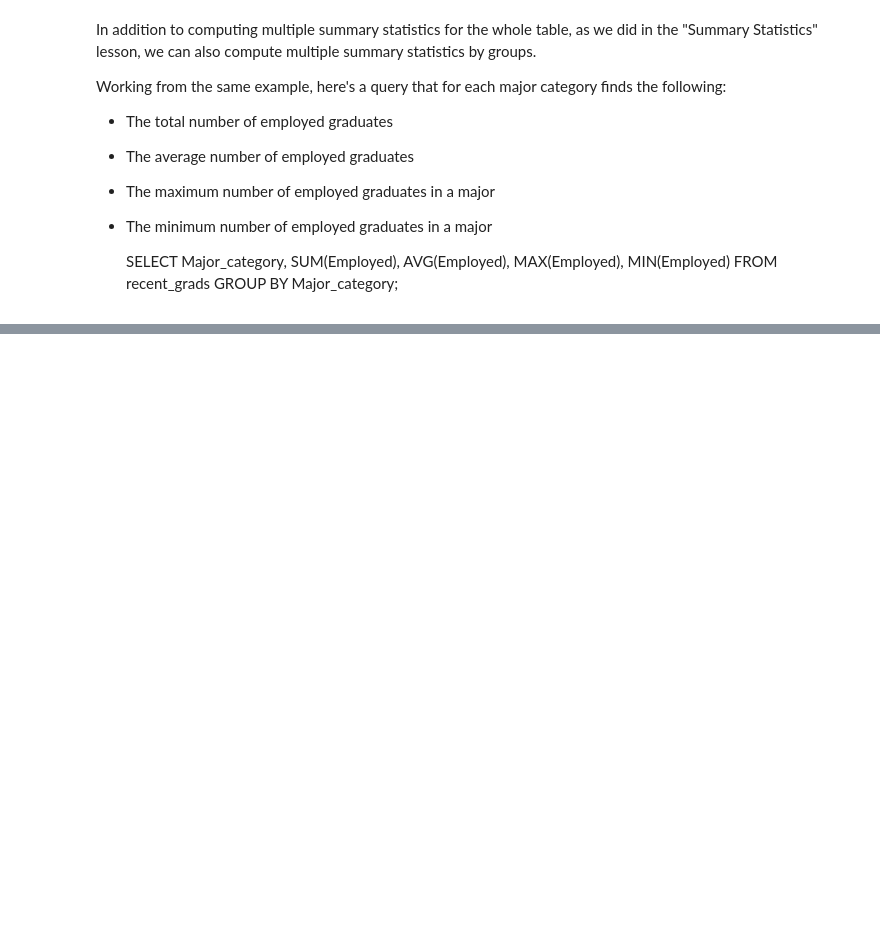
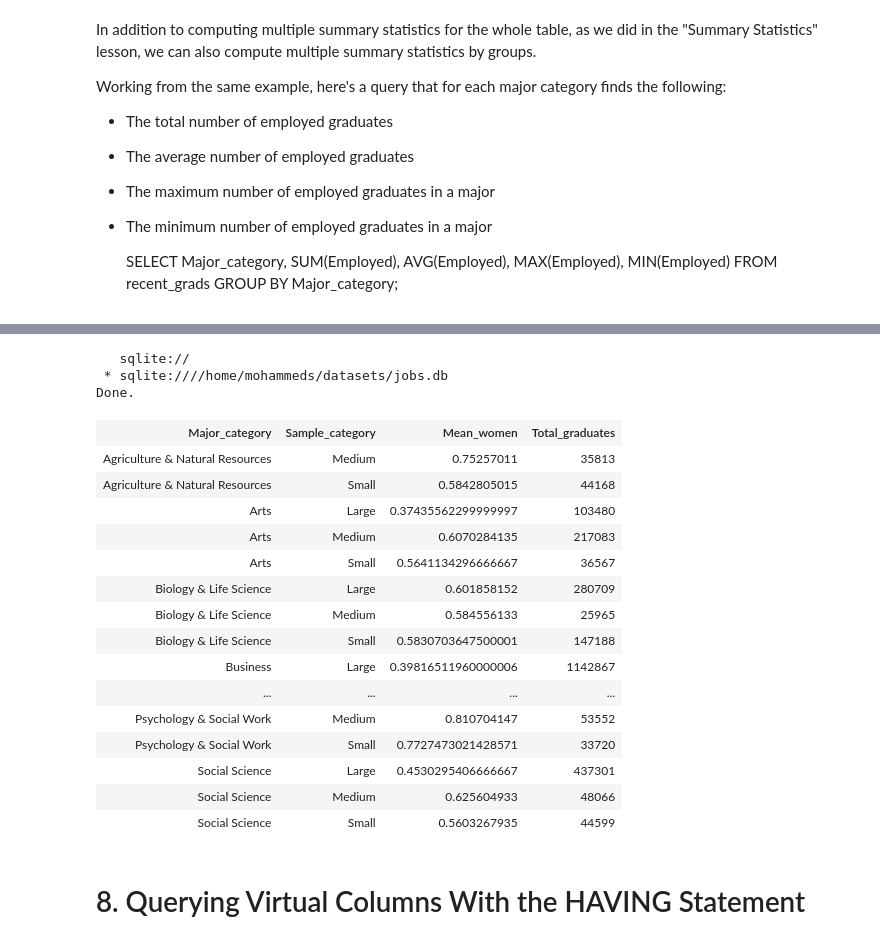
Before and after one commit to AsirShahid/Data-Scientist-in-Python-DataQuest, a Jupyter notebook: Working with Data Sources/SQL Fundamentals/Group Summary Statistics/Group Summary Statistics.ipynb, the cells around one changed output, grey strips where cells are left out. Saved outputs shown, nothing was run; the diff lists cells and outputs as text; code cells hidden in the pictures; blank space fills up the shorter version.

```diff
--- a/Working with Data Sources/SQL Fundamentals/Group Summary Statistics/Group Summary Statistics.ipynb
+++ b/Working with Data Sources/SQL Fundamentals/Group Summary Statistics/Group Summary Statistics.ipynb
@@ -212,0 +304,31 @@ Working from the same example, here's a query that for each major category finds
+# %%
+%%sql
+
+SELECT Major_category,
+    Sample_category,
+    AVG(ShareWomen) AS Mean_women,
+    SUM(Total) AS Total_graduates
+    FROM new_grads
+GROUP BY Major_category, Sample_category;
+# %% [output]
+   sqlite://
+ * sqlite:////home/mohammeds/datasets/jobs.db
+Done.
+| Major_category | Sample_category | Mean_women | Total_graduates |
+| Agriculture & Natural Resources | Medium | 0.75257011 | 35813 |
+| Agriculture & Natural Resources | Small | 0.5842805015 | 44168 |
+| Arts | Large | 0.37435562299999997 | 103480 |
+| Arts | Medium | 0.6070284135 | 217083 |
+| Arts | Small | 0.5641134296666667 | 36567 |
+| Biology & Life Science | Large | 0.601858152 | 280709 |
+| Biology & Life Science | Medium | 0.584556133 | 25965 |
+| Biology & Life Science | Small | 0.5830703647500001 | 147188 |
+| Business | Large | 0.39816511960000006 | 1142867 |
+| ... | ... | ... | ... |
+| Psychology & Social Work | Medium | 0.810704147 | 53552 |
+| Psychology & Social Work | Small | 0.7727473021428571 | 33720 |
+| Social Science | Large | 0.4530295406666667 | 437301 |
+| Social Science | Medium | 0.625604933 | 48066 |
+| Social Science | Small | 0.5603267935 | 44599 |
+# %% [markdown]
+# 8. Querying Virtual Columns With the HAVING Statement
```
Also changed, not shown: parts of 19 cells of this notebook.
